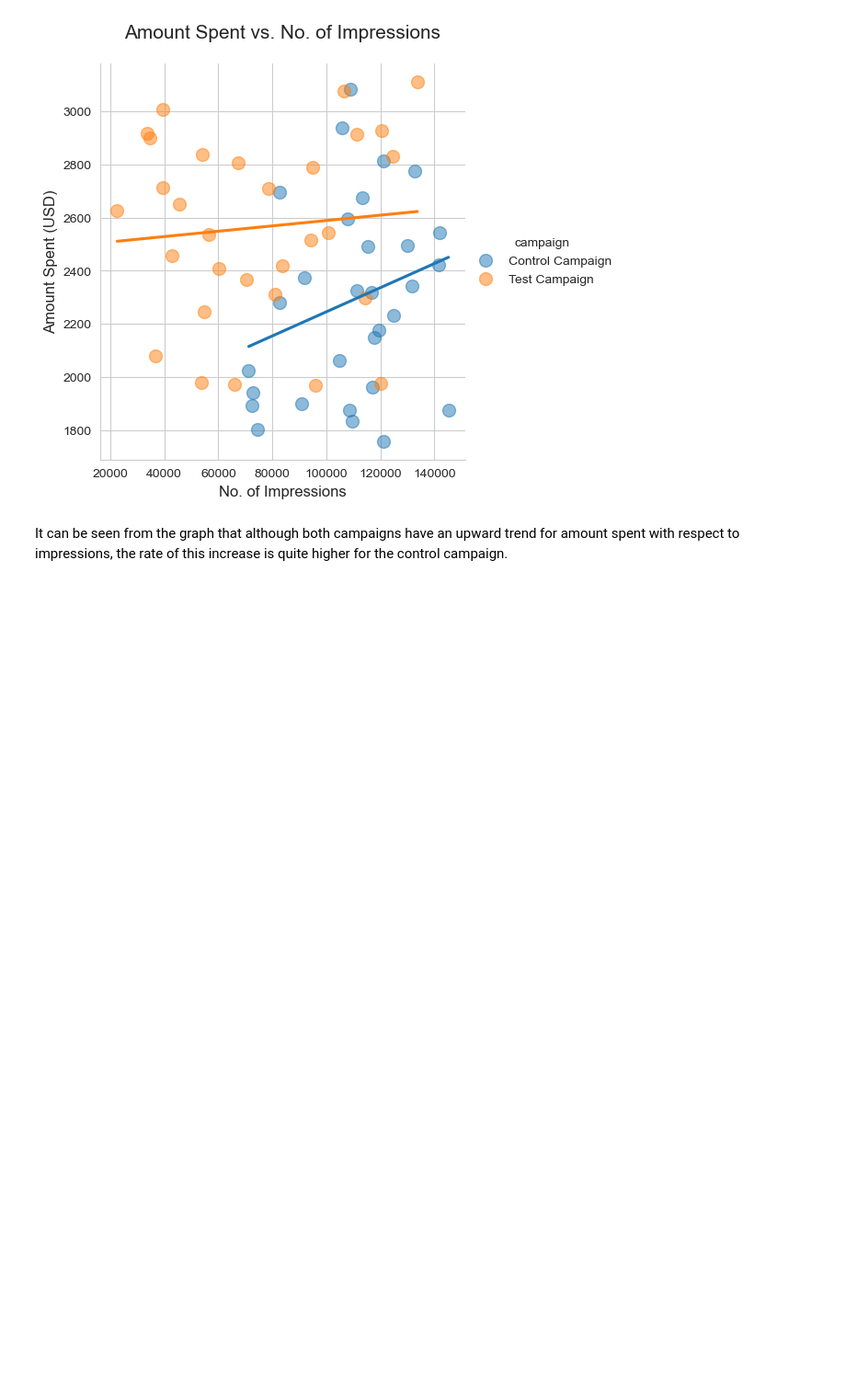
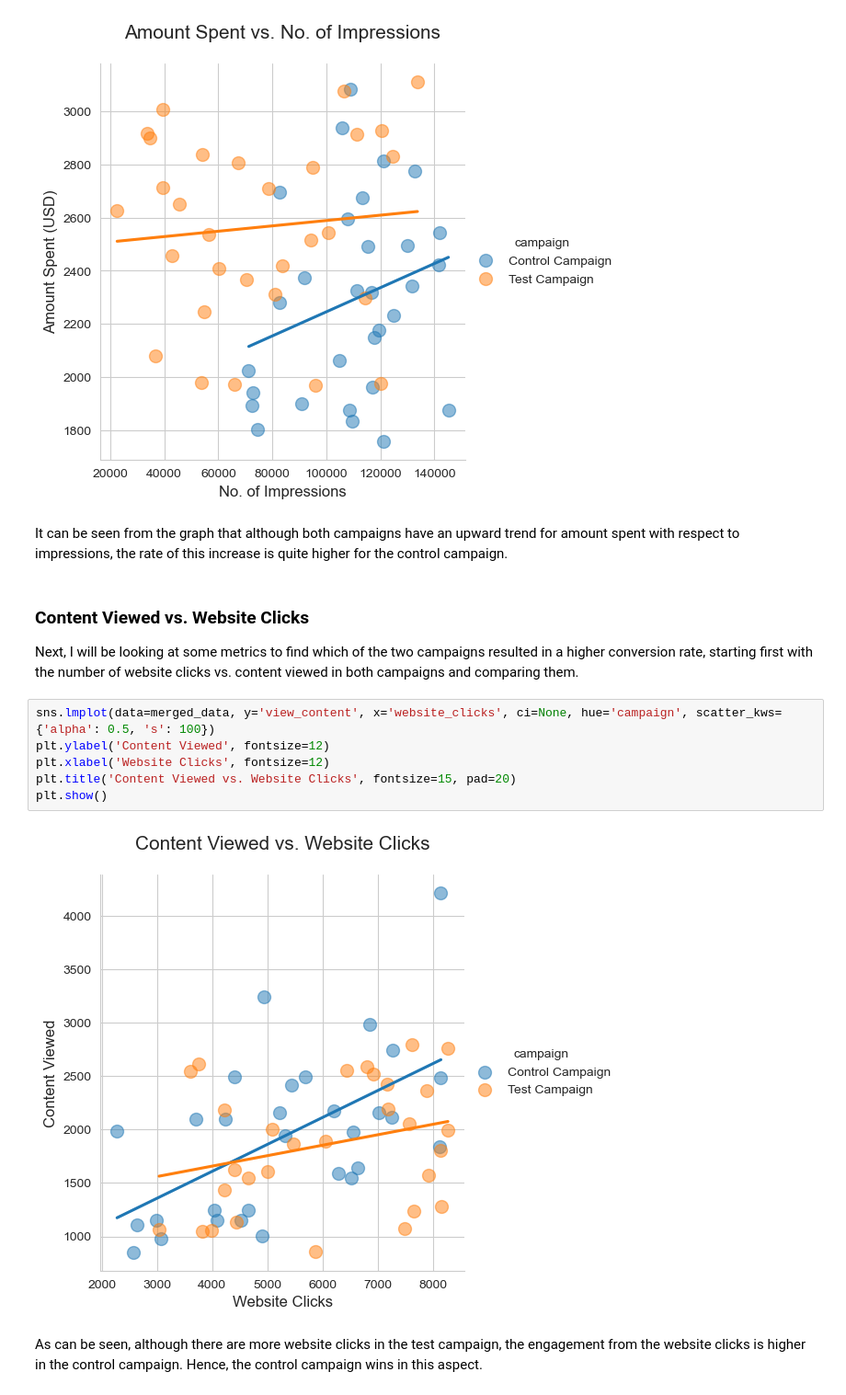
Before and after one commit to Rafsan7238/Data-Analysis_Data-Science_Projects, a Jupyter notebook: Python Projects/Website Landing Page A:B Testing/E-Commerce Website A:B Testing.ipynb, the cells around one changed output. Shown at 92% size. Cells and saved outputs as stored; diff of their text form; blank space fills up the shorter version.

Commit message:
Plotted content viewed vs. website clicks

```diff
--- a/Python Projects/Website Landing Page A:B Testing/E-Commerce Website A:B Testing.ipynb
+++ b/Python Projects/Website Landing Page A:B Testing/E-Commerce Website A:B Testing.ipynb
@@ -499,3 +499,16 @@ plt.show()
 [figure]
 # %% [markdown]
 It can be seen from the graph that although both campaigns have an upward trend for amount spent with respect to impressions, the rate of this increase is quite higher for the control campaign.
+# %% [markdown]
+### Content Viewed vs. Website Clicks
+Next, I will be looking at some metrics to find which of the two campaigns resulted in a higher conversion rate, starting first with the number of website clicks vs. content viewed in both campaigns and comparing them.
+# %%
+sns.lmplot(data=merged_data, y='view_content', x='website_clicks', ci=None, hue='campaign', scatter_kws={'alpha': 0.5, 's': 100})
+plt.ylabel('Content Viewed', fontsize=12)
+plt.xlabel('Website Clicks', fontsize=12)
+plt.title('Content Viewed vs. Website Clicks', fontsize=15, pad=20)
+plt.show()
+# %% [output]
+[figure, added]
+# %% [markdown]
+As can be seen, although there are more website clicks in the test campaign, the engagement from the website clicks is higher in the control campaign. Hence, the control campaign wins in this aspect.
```
